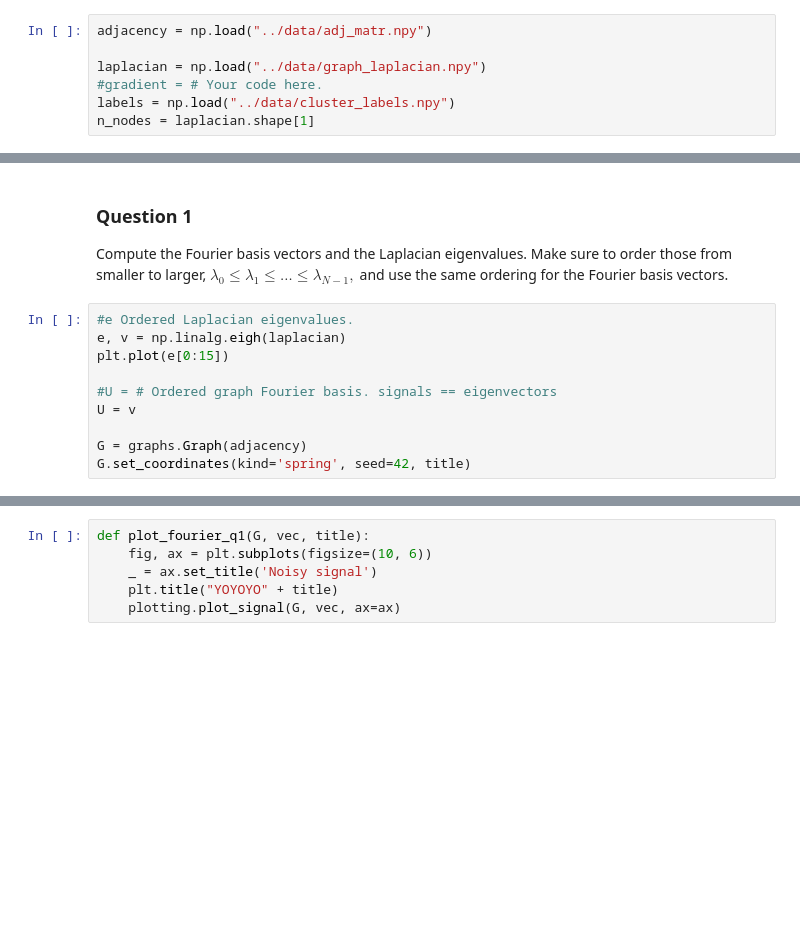
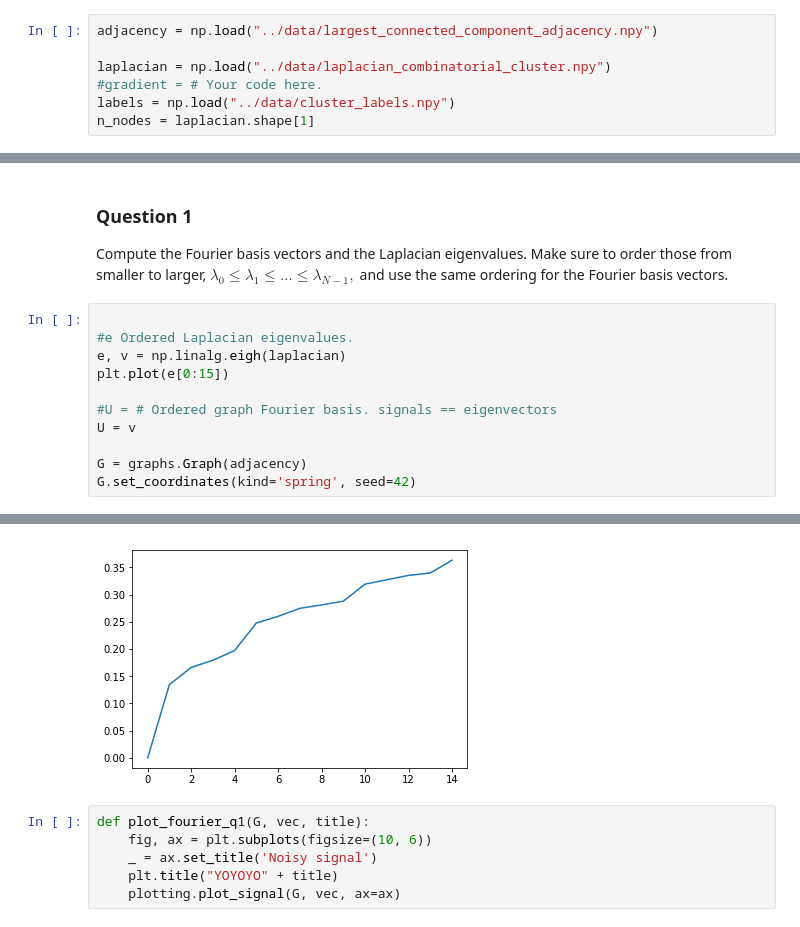
Before and after one commit to weberjoe/NTDS-MS-1-Route2-911, a Jupyter notebook: MS_4/4_graph_signal_processing.ipynb, the cells around one changed output, grey strips where cells are left out. Saved outputs shown, nothing was run; the diff lists cells and outputs as text; blank space fills up the shorter version.

```diff
--- a/MS_4/4_graph_signal_processing.ipynb
+++ b/MS_4/4_graph_signal_processing.ipynb
@@ -87,9 +87,9 @@ Import those objects in the cell below (or recompute the Laplacian and Gradient
 
 _Note_: If your features/labels are not floating-point numbers, please convert them. For example, if your data has labels "cat" and "dog" for nodes that represent cats or dogs, respectively, you may assign the number `1.0` for the label "cat" and the number `-1.0` for the label "dog".
 # %%
-adjacency = np.load("../data/adj_matr.npy")
+adjacency = np.load("../data/largest_connected_component_adjacency.npy")
 
-laplacian = np.load("../data/graph_laplacian.npy")
+laplacian = np.load("../data/laplacian_combinatorial_cluster.npy")
 #gradient = # Your code here.
 labels = np.load("../data/cluster_labels.npy")
 n_nodes = laplacian.shape[1]
@@ -113,6 +113,7 @@ In this section we will observe how your feature/label vector looks like in the
 
 Compute the Fourier basis vectors and the Laplacian eigenvalues. Make sure to order those from smaller to larger, $\lambda_0 \leq \lambda_1 \leq \dots \leq \lambda_{N-1},$ and use the same ordering for the Fourier basis vectors.
 # %%
+
 #e Ordered Laplacian eigenvalues.
 e, v = np.linalg.eigh(laplacian)
 plt.plot(e[0:15])
@@ -121,5 +122,5 @@ plt.plot(e[0:15])
 U = v
 
 G = graphs.Graph(adjacency)
-G.set_coordinates(kind='spring', seed=42, title)
+G.set_coordinates(kind='spring', seed=42)
 # %% [output]
@@ -127,3 +127,4 @@ SyntaxError: positional argument follows keyword argument (<ipython-input-5-184a
+[figure, added]
 # %%
 def plot_fourier_q1(G, vec, title):
     fig, ax = plt.subplots(figsize=(10, 6))
```
Also changed, not shown: parts of 18 cells of this notebook, 1 other file.
